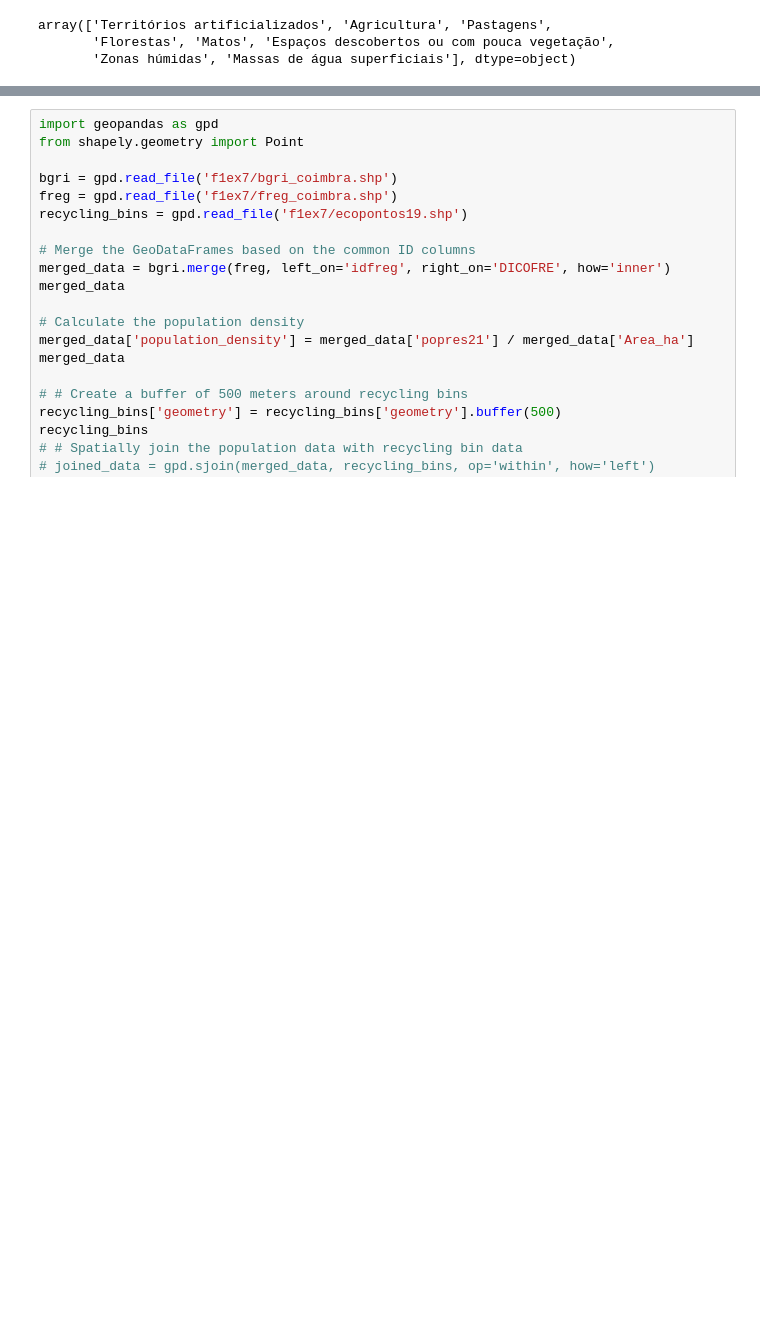
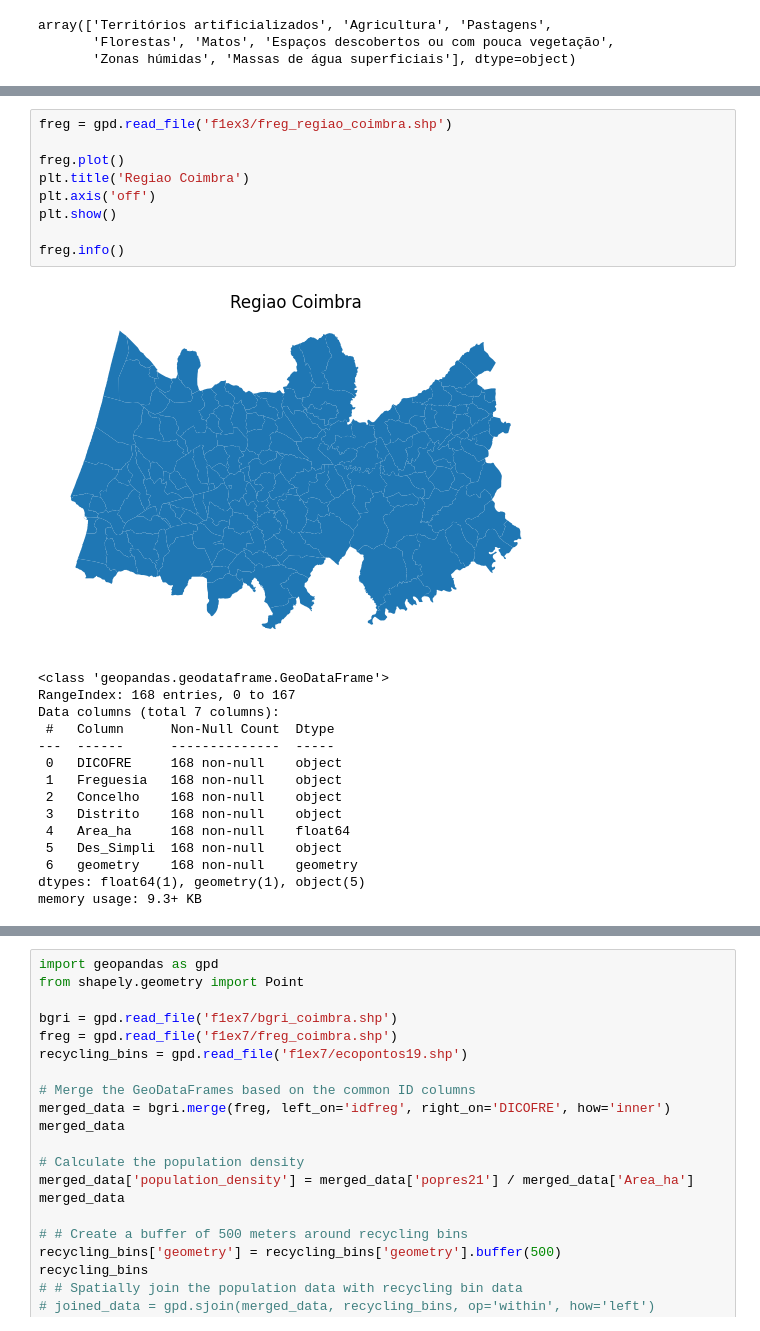
Before and after one commit to MartaSolarz/Maps_and_GISWEB, a Jupyter notebook: fichaexercicios1/solves.ipynb, the cells around one changed output, grey strips where cells are left out. Saved outputs shown, nothing was run; the diff lists cells and outputs as text; blank space fills up the shorter version.

```diff
--- a/fichaexercicios1/solves.ipynb
+++ b/fichaexercicios1/solves.ipynb
@@ -342,0 +130,25 @@ Ex 7
+# %%
+freg = gpd.read_file('f1ex3/freg_regiao_coimbra.shp')
+
+freg.plot()
+plt.title('Regiao Coimbra')
+plt.axis('off')
+plt.show()
+
+freg.info()
+# %% [output]
+[figure, added]
+<class 'geopandas.geodataframe.GeoDataFrame'>
+RangeIndex: 168 entries, 0 to 167
+Data columns (total 7 columns):
+ #   Column      Non-Null Count  Dtype
+---  ------      --------------  -----
+ 0   DICOFRE     168 non-null    object
+ 1   Freguesia   168 non-null    object
+ 2   Concelho    168 non-null    object
+ 3   Distrito    168 non-null    object
+ 4   Area_ha     168 non-null    float64
+ 5   Des_Simpli  168 non-null    object
+ 6   geometry    168 non-null    geometry
+dtypes: float64(1), geometry(1), object(5)
+memory usage: 9.3+ KB
```
Also changed, not shown: parts of 52 cells of this notebook.
